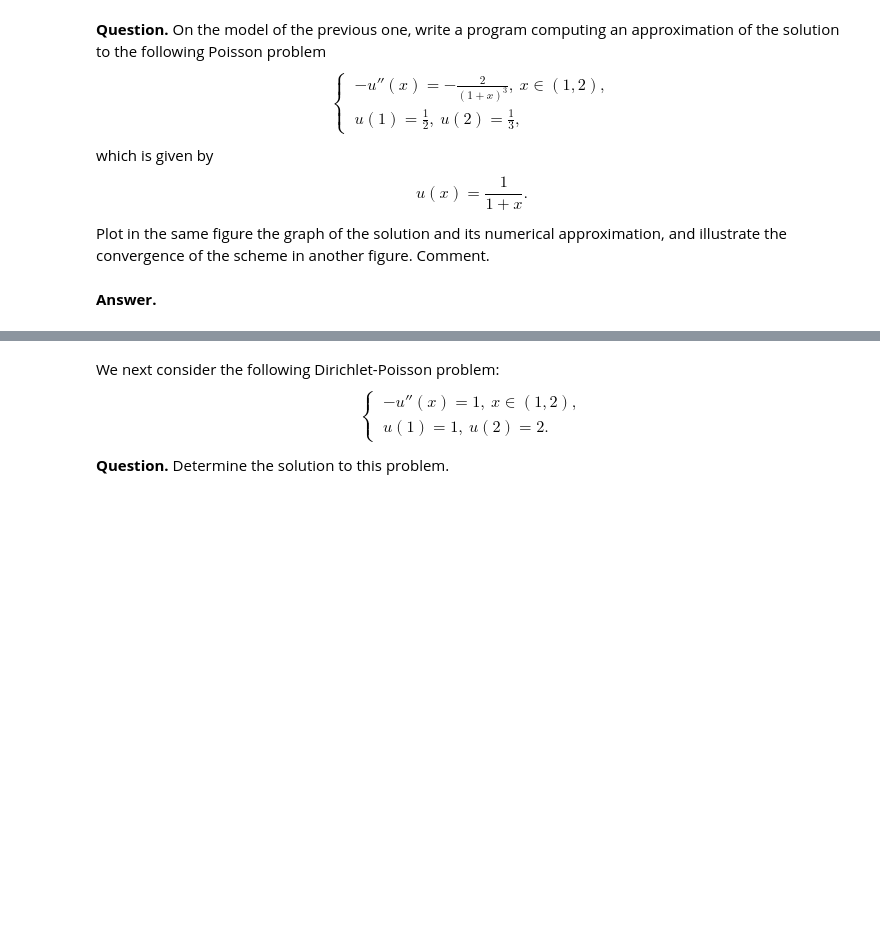
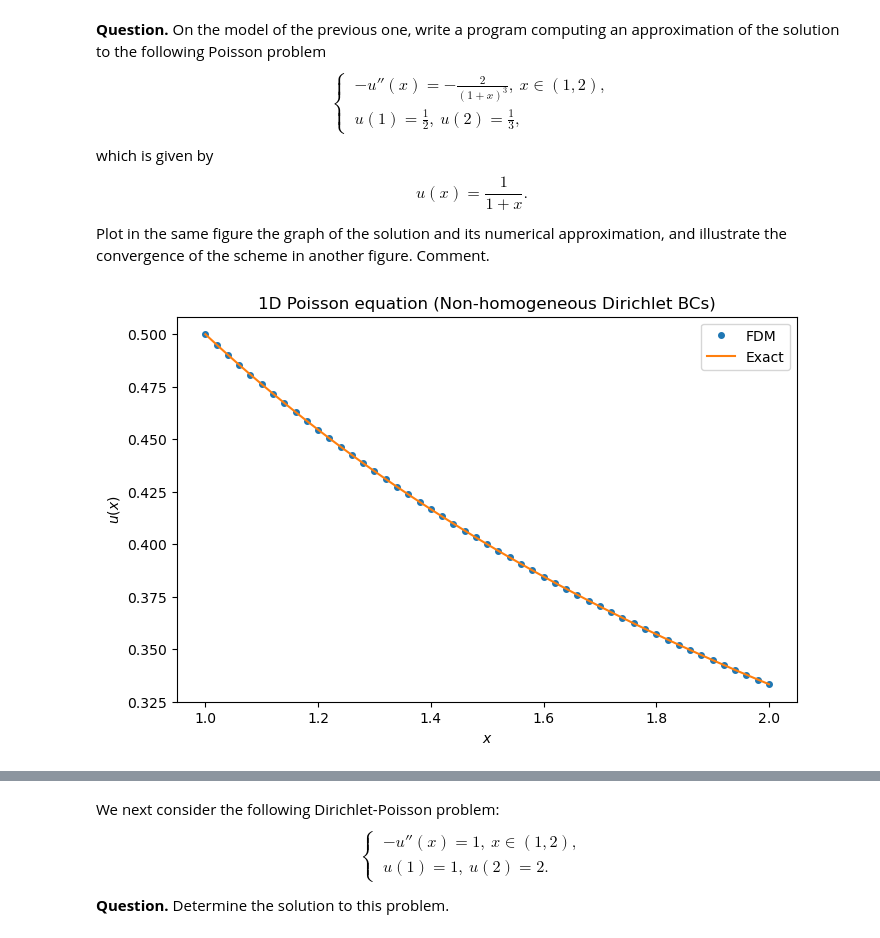
Before and after one commit to Marshhall/FDM_Elliptic, a Jupyter notebook: main.ipynb, the cells around one changed output, grey strips where cells are left out. Cells and saved outputs as stored; diff of their text form; code cells hidden in the pictures; blank space fills up the shorter version.

```diff
--- a/main.ipynb
+++ b/main.ipynb
@@ -238,5 +255,36 @@ $$
 u(x)=\frac{1}{1+x}.
 $$
 Plot in the same figure the graph of the solution and its numerical approximation, and illustrate the convergence of the scheme in another figure. Comment.
-# %% [markdown]
-**Answer.**
+# %%
+a = 1.
+b = 2.
+N = 50
+dx = (b-a) / N
+alpha = 1/2
+beta = 1/3
+
+f = lambda x: - 2 / (1+x)**3
+
+A = A_fill(N, dx)
+x = np.linspace(a, b, N+1)
+fx = f(x[1:-1])
+u_exact = 1 / (1+x)
+
+B = fx.copy()
+B[0] += alpha / dx**2
+B[-1] += beta / dx**2
+
+lu, piv = lu_factor(A)
+u_interior = lu_solve((lu, piv), B)
+u = np.concatenate(([alpha], u_interior, [beta]))
+# %%
+plt.figure(figsize=(8, 5))
+plt.plot(x, u, "o", markersize=4, label="FDM")
+plt.plot(x, u_exact, "-", label="Exact")
+plt.xlabel("$x$")
+plt.ylabel("$u(x)$")
+plt.title("1D Poisson equation (Non-homogeneous Dirichlet BCs)")
+plt.legend()
+plt.show()
+# %% [output]
+[figure, added]
```
Also changed, not shown: parts of 14 cells of this notebook.
